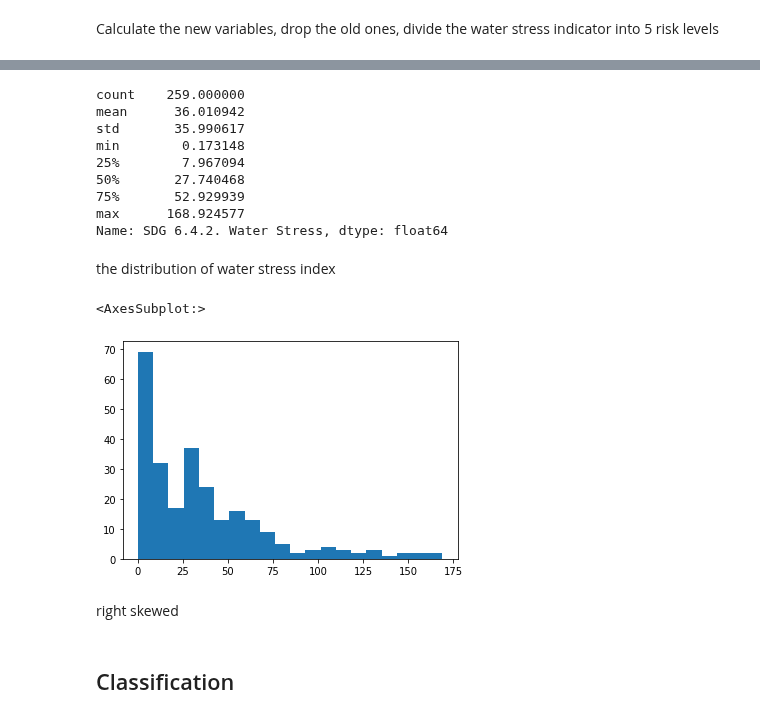
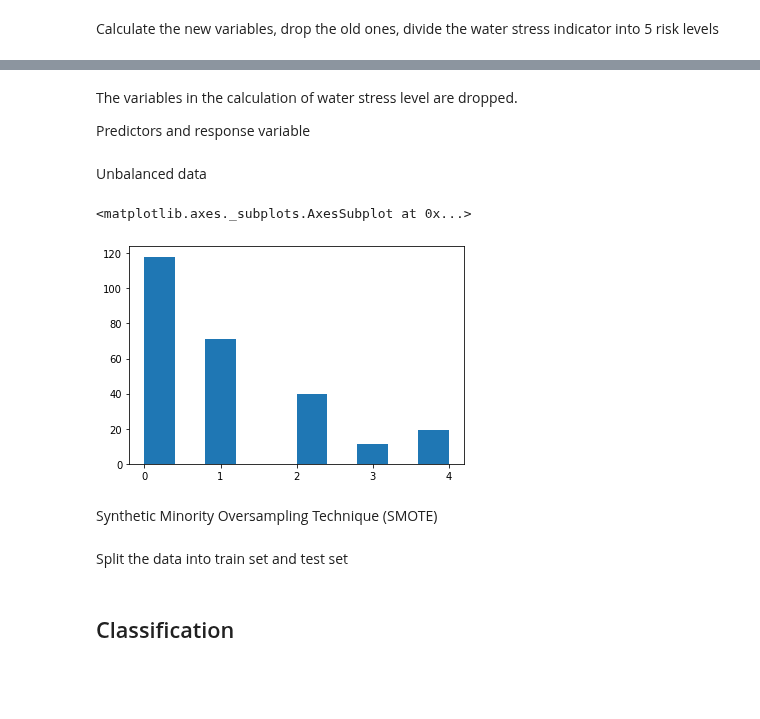
Before and after one commit to karlpolak/MDA-project, a Jupyter notebook: classification.ipynb, the cells around one changed output, grey strips where cells are left out. Cells and saved outputs as stored; diff of their text form; code cells hidden in the pictures; blank space fills up the shorter version.

```diff
--- a/classification.ipynb
+++ b/classification.ipynb
@@ -140,21 +65,4 @@ dtype: bool
-# %%
-print(data['SDG 6.4.2. Water Stress'].describe())
-# %% [output]
-count    259.000000
-mean      36.010942
-std       35.990617
-min        0.173148
-25%        7.967094
-50%       27.740468
-75%       52.929939
-max      168.924577
-Name: SDG 6.4.2. Water Stress, dtype: float64
-# %% [markdown]
-the distribution of water stress index
-# %%
-data['SDG 6.4.2. Water Stress'].hist(grid=False, bins=20)
-# %% [output]
-<AxesSubplot:>
-[figure, removed]
-# %% [markdown]
-right skewed
+# %% [markdown]
+The variables in the calculation of water stress level are dropped.
+
+Predictors and response variable
@@ -160,0 +77,9 @@ right skewed
+# %% [markdown]
+Unbalanced data
+# %%
+y.sort_values().hist(grid=False)
+# %% [output]
+<matplotlib.axes._subplots.AxesSubplot at 0x...>
+[figure, added]
+# %% [markdown]
+Synthetic Minority Oversampling Technique (SMOTE)
@@ -160,0 +89,2 @@ right skewed
+# %% [markdown]
+Split the data into train set and test set
```
Also changed, not shown: parts of 24 cells of this notebook.
